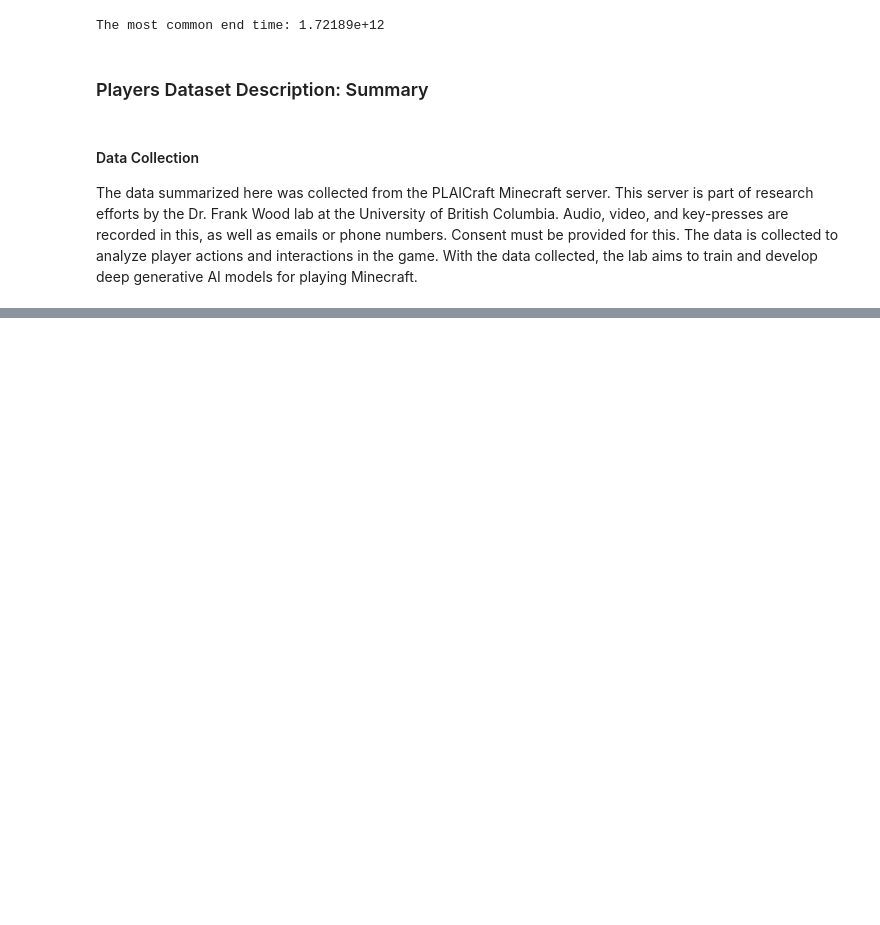
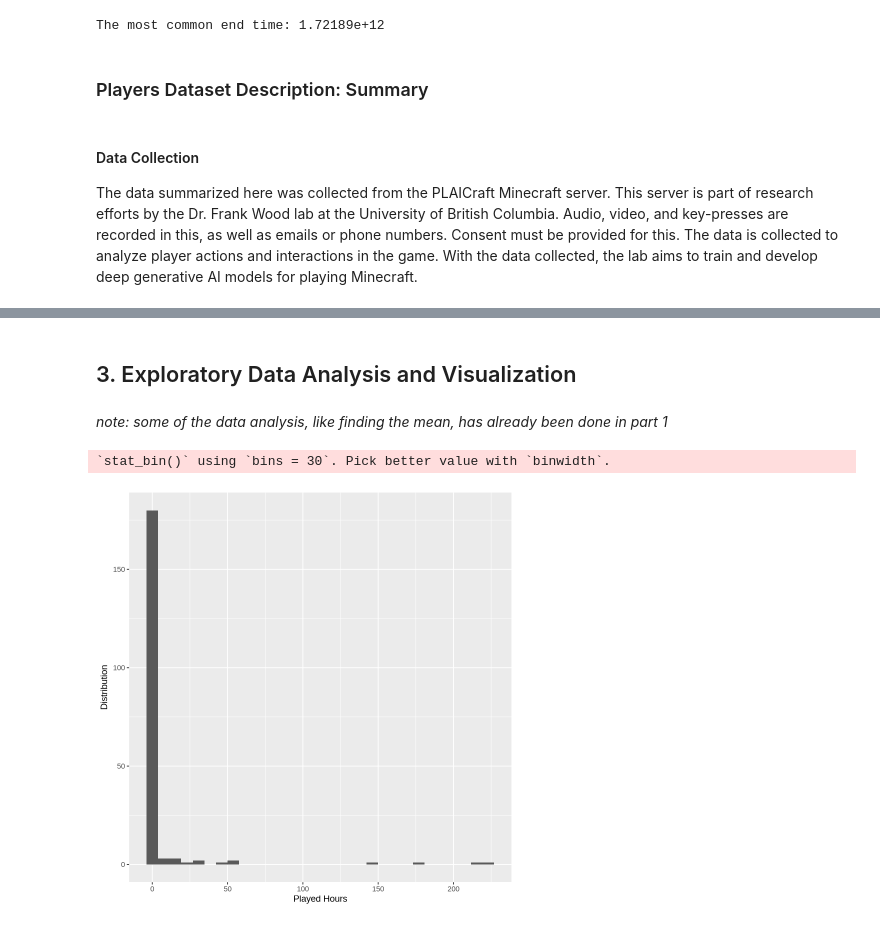
Before and after one commit to evanvoorbergen/dsci100-project, a Jupyter notebook: Individual Project.ipynb, the cells around one changed output, grey strips where cells are left out. Cells and saved outputs as stored; diff of their text form; code cells hidden in the pictures; blank space fills up the shorter version.

```diff
--- a/Individual Project.ipynb
+++ b/Individual Project.ipynb
@@ -422,0 +429,13 @@ The data summarized here was collected from the PLAICraft Minecraft server. This
+# %% [markdown]
+## 3. Exploratory Data Analysis and Visualization
+# %% [markdown]
+*note: some of the data analysis, like finding the mean, has already been done in part 1*
+# %%
+hours_plot <- players |>
+    ggplot(aes(x=played_hours)) +
+    geom_histogram() +
+    labs(y = "Distribution", x = "Played Hours")
+hours_plot
+# %% [output]
+`stat_bin()` using `bins = 30`. Pick better value with `binwidth`.
+[figure, added]
```
Also changed, not shown: parts of 5 cells of this notebook.
